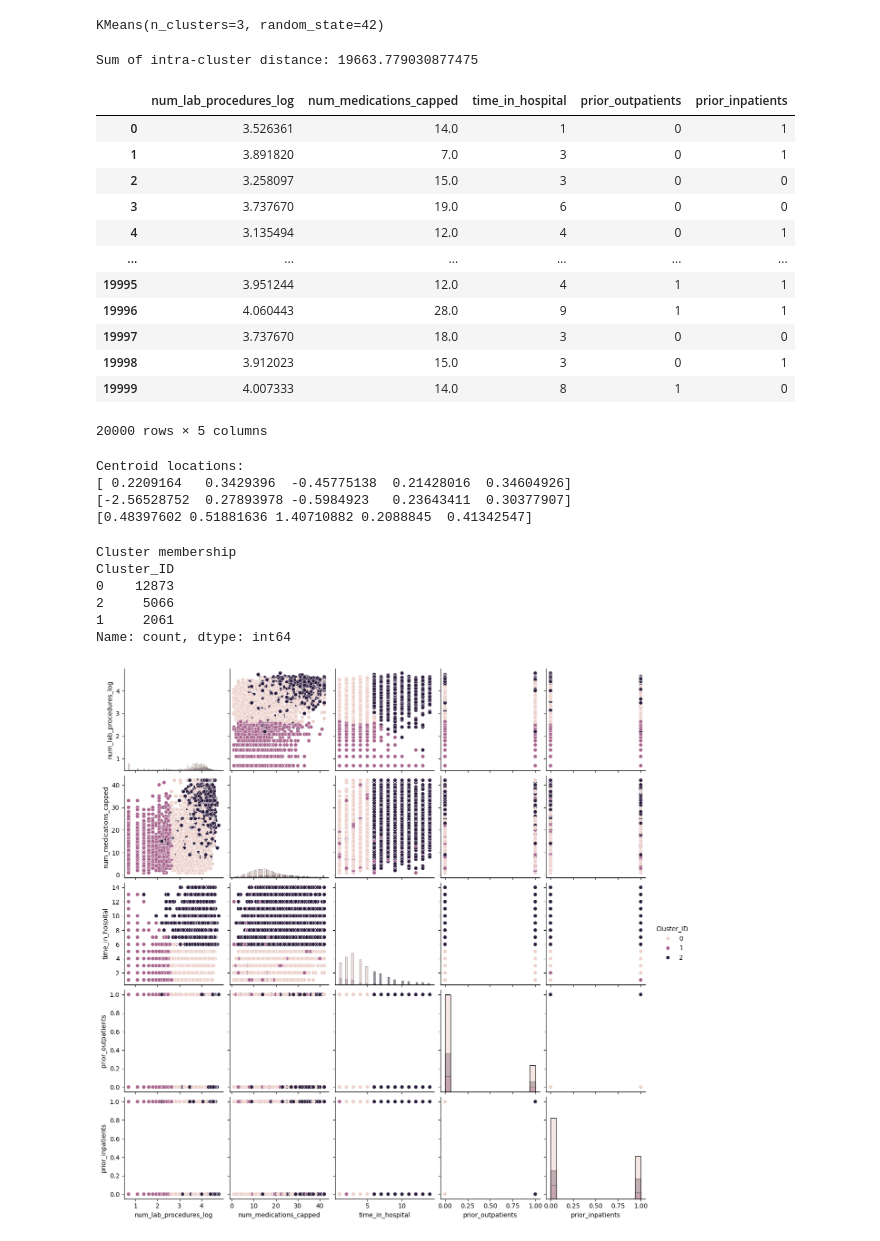
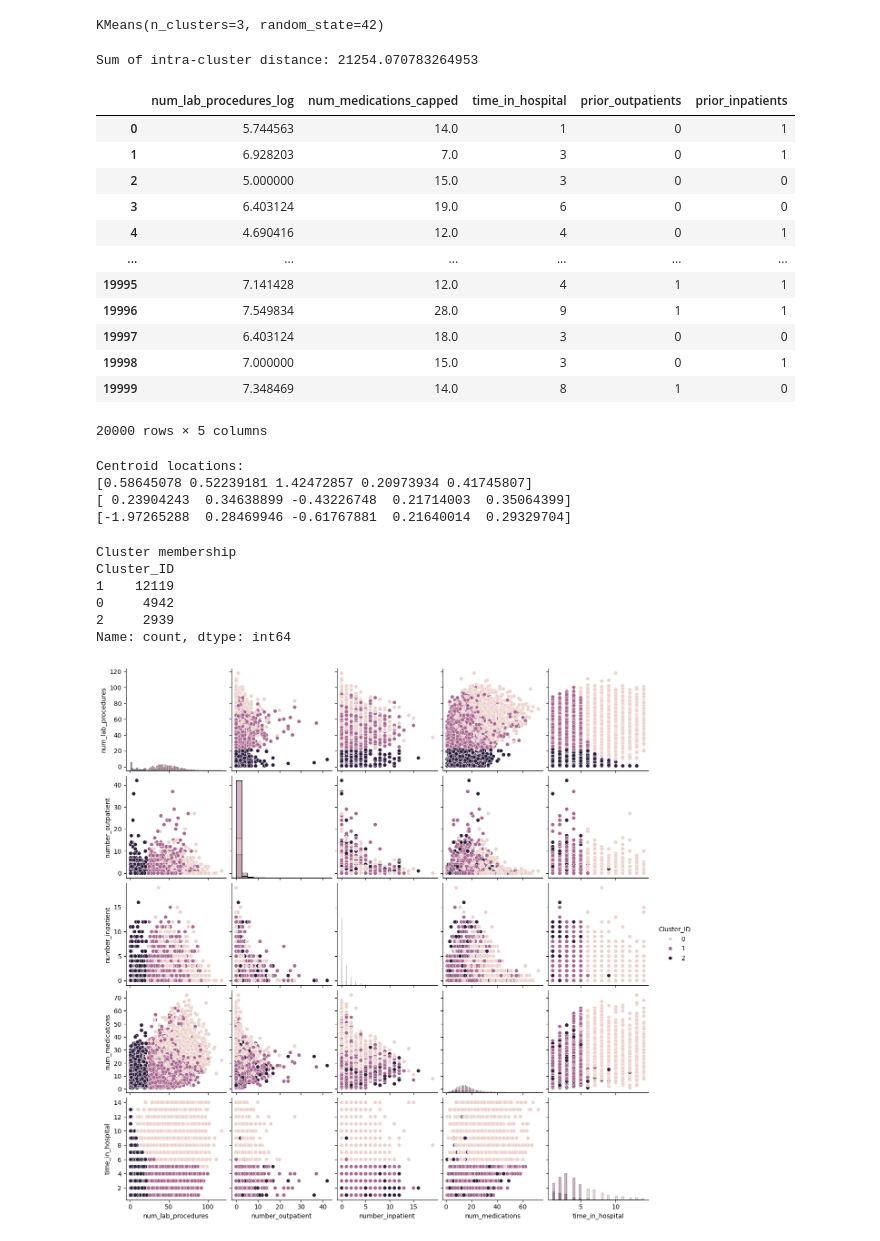
Before and after one commit to johnmarquess/IFN509, a Jupyter notebook: Assignment 2/clustering.ipynb, the cells around one changed output. Saved outputs shown, nothing was run; the diff lists cells and outputs as text; code cells hidden in the pictures.

```diff
--- a/Assignment 2/clustering.ipynb
+++ b/Assignment 2/clustering.ipynb
@@ -53,7 +69,7 @@ Data columns (total 5 columns):
 dtypes: int64(5)
 memory usage: 781.4 KB
 # %%
-d2_cluster.loc[:,'num_lab_procedures_log'] = np.log1p(d2_cluster['num_lab_procedures'])
+d2_cluster.loc[:,'num_lab_procedures_log'] = np.sqrt(d2_cluster.loc[:,'num_lab_procedures'])
 # %% [output]
 A value is trying to be set on a copy of a slice from a DataFrame.
 Try using .loc[row_indexer,col_indexer] = value instead
@@ -158,9 +186,9 @@ meds_scaled = min_max_scaler.fit_transform(d2_kmeans[['num_medications_capped']]
 time_in_hosp_scaled = standard_scaler.fit_transform(d2_kmeans[['time_in_hospital']])
 # %%
 # create a new dataframe with the scaled values
-d2_kmeans_scaled = pd.DataFrame({'num_lab_procedures_log': log_lab_proc_scaled,
-                                 'num_medications_capped': meds_scaled,
-                                 'time_in_hospital': time_in_hosp_scaled,
+d2_kmeans_scaled = pd.DataFrame({'num_lab_procedures_log': log_lab_proc_scaled.flatten(),
+                                 'num_medications_capped': meds_scaled.flatten(),
+                                 'time_in_hospital': time_in_hosp_scaled.flatten(),
                                  'prior_outpatients': d2_kmeans['prior_outpatients'],
                                  'prior_inpatients': d2_kmeans['prior_inpatients']})
 # %%
@@ -204,22 +232,22 @@ KMeans(n_clusters=3, random_state=42)
 # %%
 print("Sum of intra-cluster distance:", model.inertia_)
 # %% [output]
-Sum of intra-cluster distance: 19663.779030877475
+Sum of intra-cluster distance: 21254.070783264953
 # %%
 d2_kmeans
 # %% [output]
 |  | num_lab_procedures_log | num_medications_capped | time_in_hospital | prior_outpatients | prior_inpatients |
-| 0 | 3.526361 | 14.0 | 1 | 0 | 1 |
-| 1 | 3.891820 | 7.0 | 3 | 0 | 1 |
-| 2 | 3.258097 | 15.0 | 3 | 0 | 0 |
-| 3 | 3.737670 | 19.0 | 6 | 0 | 0 |
-| 4 | 3.135494 | 12.0 | 4 | 0 | 1 |
+| 0 | 5.744563 | 14.0 | 1 | 0 | 1 |
+| 1 | 6.928203 | 7.0 | 3 | 0 | 1 |
+| 2 | 5.000000 | 15.0 | 3 | 0 | 0 |
+| 3 | 6.403124 | 19.0 | 6 | 0 | 0 |
+| 4 | 4.690416 | 12.0 | 4 | 0 | 1 |
 | ... | ... | ... | ... | ... | ... |
-| 19995 | 3.951244 | 12.0 | 4 | 1 | 1 |
-| 19996 | 4.060443 | 28.0 | 9 | 1 | 1 |
-| 19997 | 3.737670 | 18.0 | 3 | 0 | 0 |
-| 19998 | 3.912023 | 15.0 | 3 | 0 | 1 |
-| 19999 | 4.007333 | 14.0 | 8 | 1 | 0 |
+| 19995 | 7.141428 | 12.0 | 4 | 1 | 1 |
+| 19996 | 7.549834 | 28.0 | 9 | 1 | 1 |
+| 19997 | 6.403124 | 18.0 | 3 | 0 | 0 |
+| 19998 | 7.000000 | 15.0 | 3 | 0 | 1 |
+| 19999 | 7.348469 | 14.0 | 8 | 1 | 0 |
 20000 rows × 5 columns
 # %%
 print("Centroid locations:")
@@ -227,24 +255,26 @@ for centroid in model.cluster_centers_:
     print(centroid)
 # %% [output]
 Centroid locations:
-[ 0.2209164   0.3429396  -0.45775138  0.21428016  0.34604926]
-[-2.56528752  0.27893978 -0.5984923   0.23643411  0.30377907]
-[0.48397602 0.51881636 1.40710882 0.2088845  0.41342547]
+[0.58645078 0.52239181 1.42472857 0.20973934 0.41745807]
+[ 0.23904243  0.34638899 -0.43226748  0.21714003  0.35064399]
+[-1.97265288  0.28469946 -0.61767881  0.21640014  0.29329704]
+# %%
+d2_cluster = d2_cluster[['num_lab_procedures', 'number_outpatient', 'number_inpatient', 'num_medications', 'time_in_hospital']]
 # %%
 y = model.predict(X)
-d2_kmeans.loc[:,'Cluster_ID'] = y
+d2_cluster.loc[:,'Cluster_ID'] = y
 # %%
 print("Cluster membership")
-print(d2_kmeans['Cluster_ID'].value_counts())
+print(d2_cluster['Cluster_ID'].value_counts())
 # %% [output]
 Cluster membership
 Cluster_ID
-0    12873
-2     5066
-1     2061
+1    12119
+0     4942
+2     2939
 Name: count, dtype: int64
 # %%
-cluster_g = sns.pairplot(d2_kmeans, hue='Cluster_ID', diag_kind='hist')
+cluster_g = sns.pairplot(d2_cluster, hue='Cluster_ID', diag_kind='hist')
 plt.show()
 # %% [output]
-[figure, old version]
+[figure, new version]
```
Also changed, not shown: parts of 10 cells of this notebook, 1 other file.
